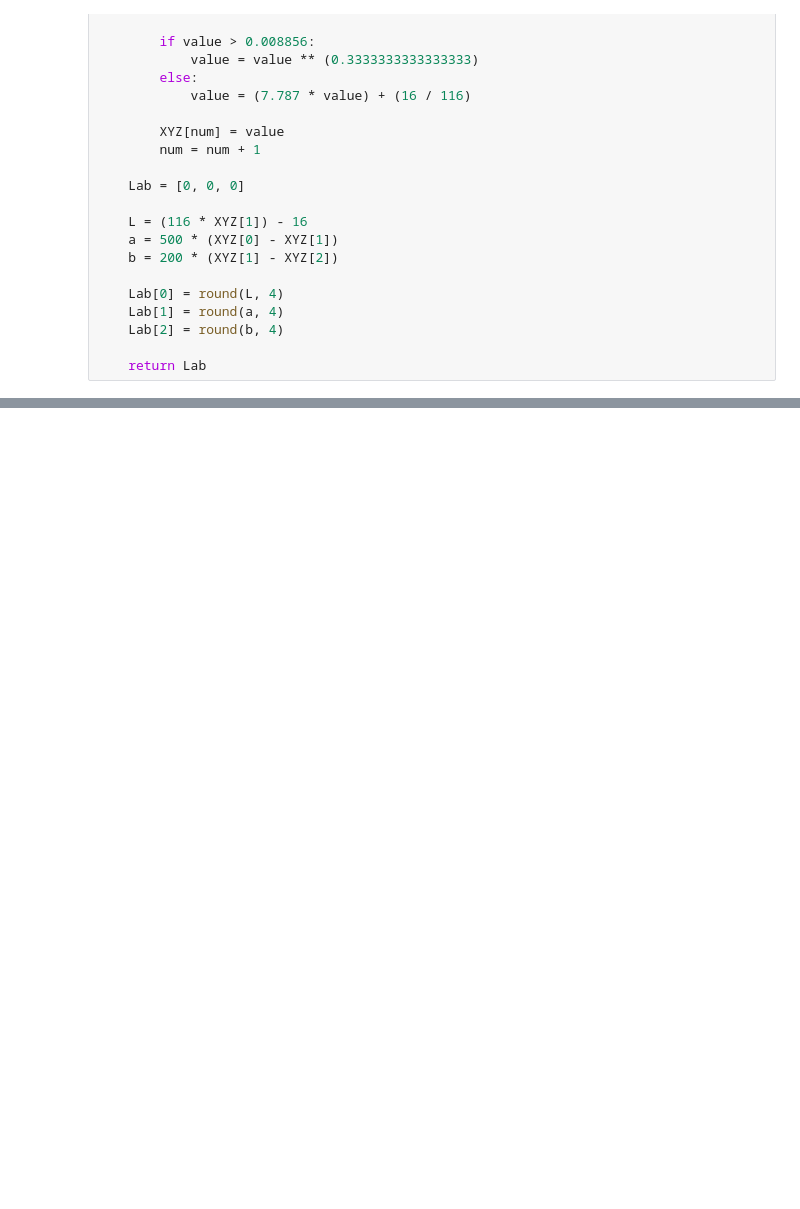
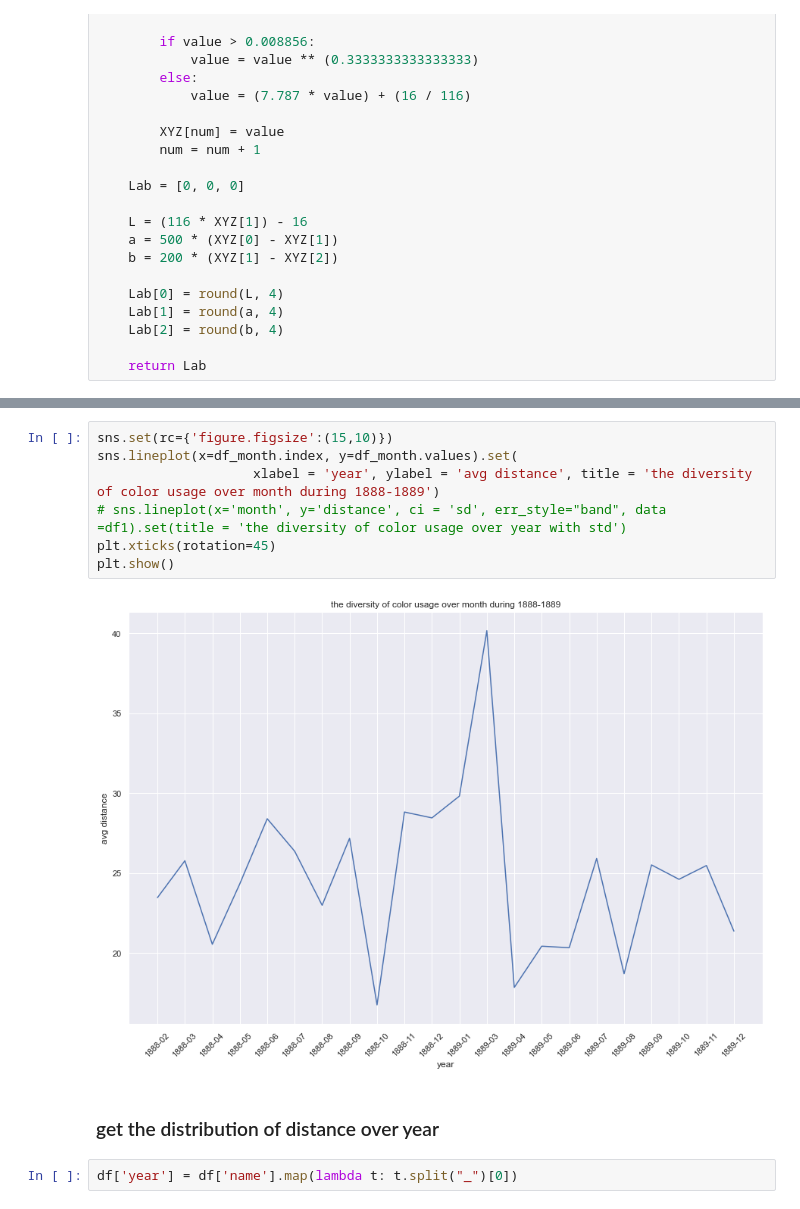
Before and after one commit to Linyhazel/history-and-the-digital, a Jupyter notebook: color_analysis.ipynb, the cells around one changed output, grey strips where cells are left out. Cells and saved outputs as stored; diff of their text form; blank space fills up the shorter version.

```diff
--- a/color_analysis.ipynb
+++ b/color_analysis.ipynb
@@ -239,0 +254,13 @@ cie_distance.mean()
+# %%
+sns.set(rc={'figure.figsize':(15,10)})
+sns.lineplot(x=df_month.index, y=df_month.values).set(
+                    xlabel = 'year', ylabel = 'avg distance', title = 'the diversity of color usage over month during 1888-1889')
+# sns.lineplot(x='month', y='distance', ci = 'sd', err_style="band", data =df1).set(title = 'the diversity of color usage over year with std')
+plt.xticks(rotation=45)
+plt.show()
+# %% [output]
+[figure, added]
+# %% [markdown]
+### get the distribution of distance over year
+# %%
+df['year'] = df['name'].map(lambda t: t.split("_")[0])
```
Also changed, not shown: parts of 42 cells of this notebook, 16 other files.
